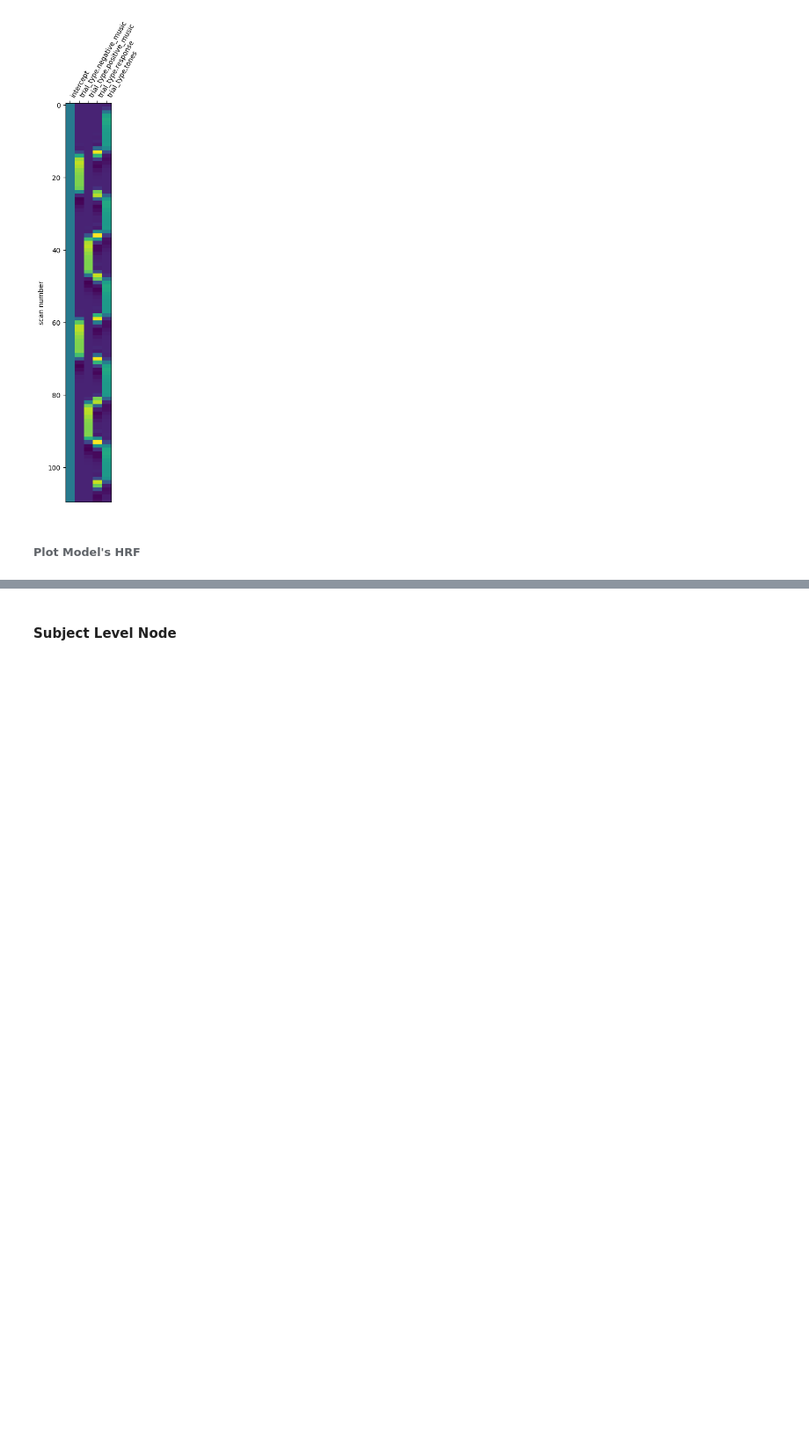
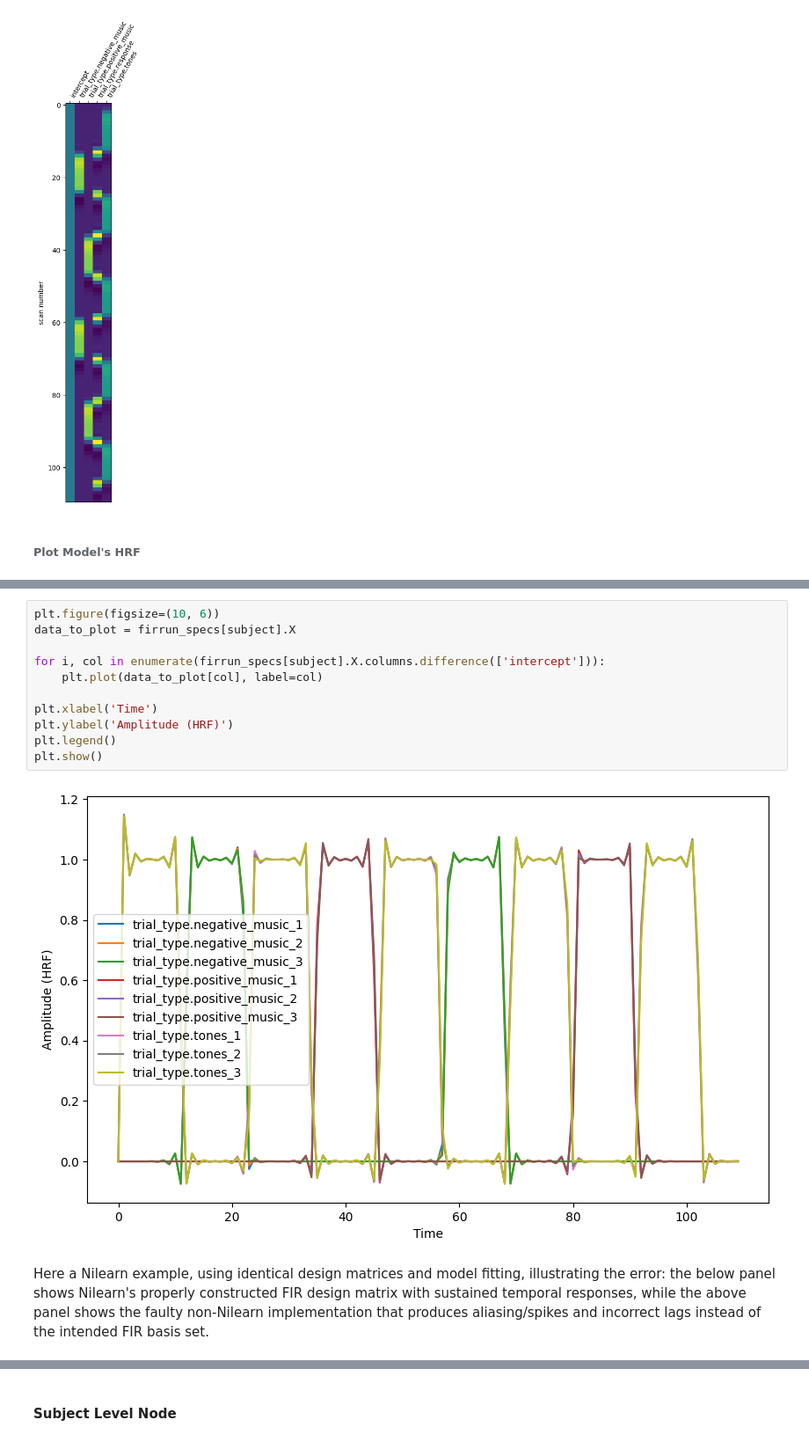
Before and after one commit to demidenm/bidsstatsmod_groupmods, a Jupyter notebook: notebooks/model_illustrations.ipynb, the cells around one changed output, grey strips where cells are left out. Shown at 88% size. Cells and saved outputs as stored; diff of their text form; blank space fills up the shorter version.

```diff
--- a/notebooks/model_illustrations.ipynb
+++ b/notebooks/model_illustrations.ipynb
@@ -528,0 +725,15 @@ plt.show()
+# %%
+plt.figure(figsize=(10, 6))
+data_to_plot = firrun_specs[subject].X
+
+for i, col in enumerate(firrun_specs[subject].X.columns.difference(['intercept'])):
+    plt.plot(data_to_plot[col], label=col)
+
+plt.xlabel('Time')
+plt.ylabel('Amplitude (HRF)')
+plt.legend()
+plt.show()
+# %% [output]
+[figure, added]
+# %% [markdown]
+Here a Nilearn example, using identical design matrices and model fitting, illustrating the error: the below panel shows Nilearn's properly constructed FIR design matrix with sustained temporal responses, while the above panel shows the faulty non-Nilearn implementation that produces aliasing/spikes and incorrect lags instead of the intended FIR basis set.
```
Also changed, not shown: parts of 50 cells of this notebook.
